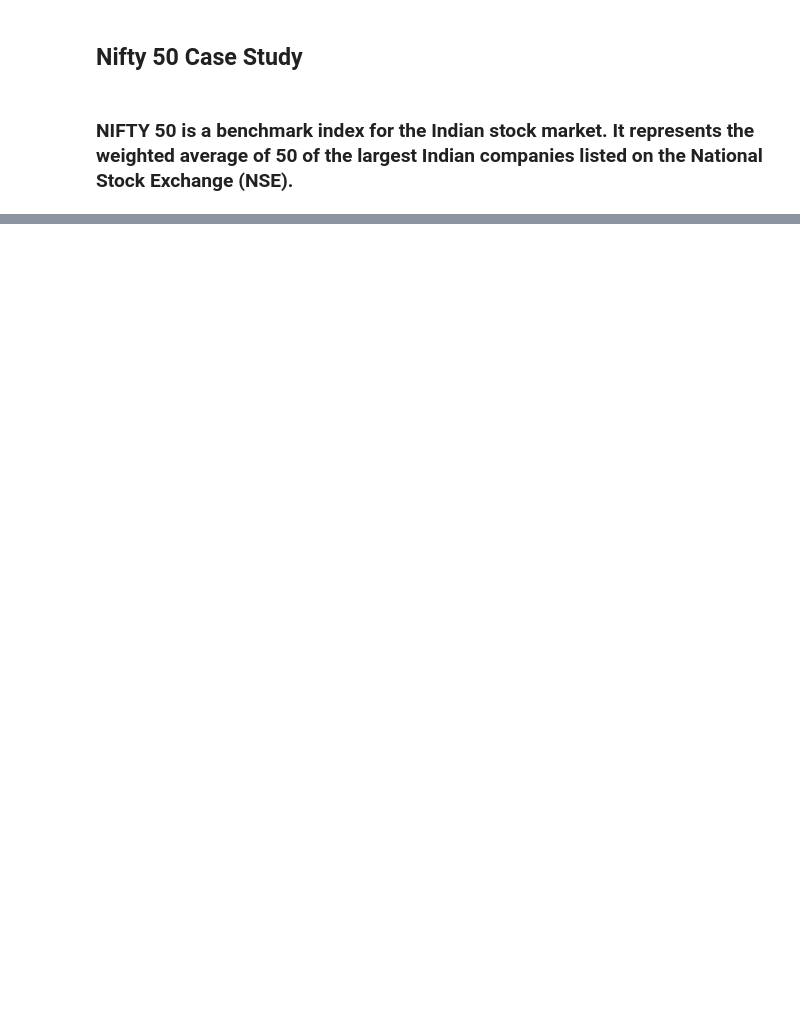
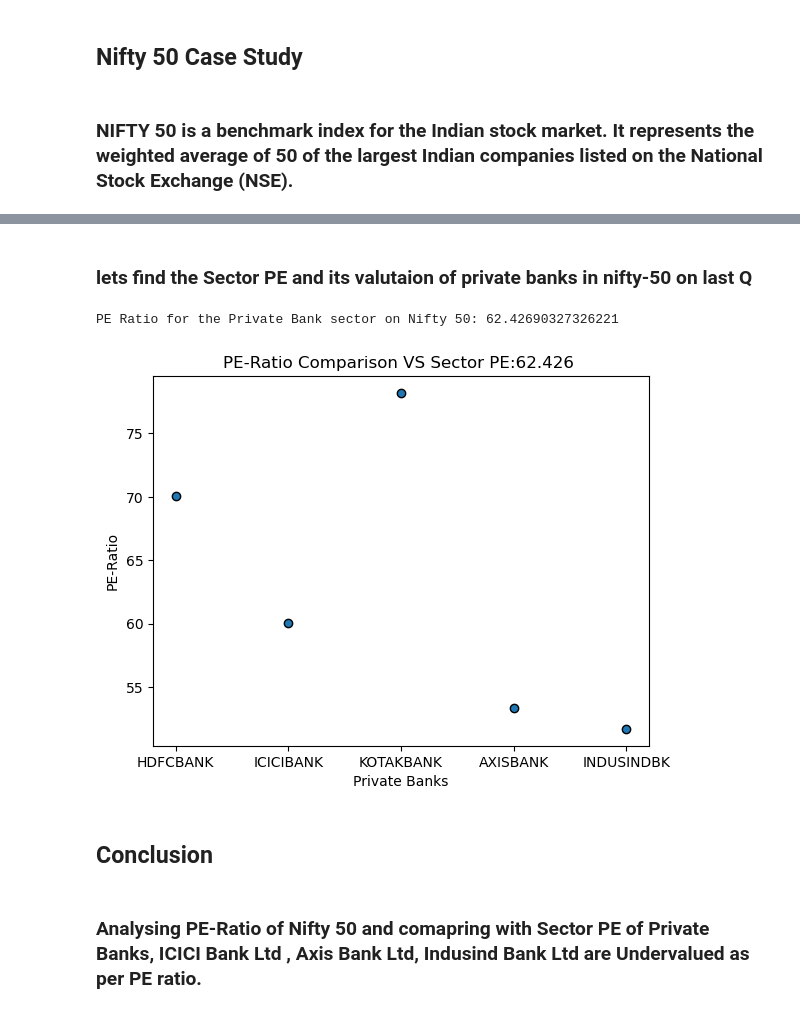
Before and after one commit to ajaym0211/Case_study, a Jupyter notebook: CS1_Nifty50.ipynb, the cells around one changed output, grey strips where cells are left out. Saved outputs shown, nothing was run; the diff lists cells and outputs as text; code cells hidden in the pictures; blank space fills up the shorter version.

```diff
--- a/CS1_Nifty50.ipynb
+++ b/CS1_Nifty50.ipynb
@@ -10,0 +86,3 @@ import numpy as np
+# %%
+prices = np.array(df['Close Price'])
+earnings = np.array(df['EPS (Q)'])
@@ -10,0 +112,3 @@ import numpy as np
+# %%
+pe_ratio = prices/earnings
+pe_ratio
@@ -10,0 +131,3 @@ import numpy as np
+# %%
+df['PE-Ratio (Q)'] = pe_ratio
+df.head()
@@ -10,0 +160,3 @@ import numpy as np
+# %%
+pb = df.loc[(df['Sector'] == 'Financials') & (df['Sub-Sector']=='Private Banks')]
+pb
@@ -10,0 +170,26 @@ import numpy as np
+# %% [markdown]
+### lets find the Sector PE and its valutaion of private banks in nifty-50 on last Q
+# %%
+avgpb_price = sum(pb['Close Price']) / len(pb['Close Price'])
+avgpb_eps = sum(pb['EPS (Q)']) / len(pb['EPS (Q)'])
+pb_sector_pe = avgpb_price/avgpb_eps
+print(f"PE Ratio for the Private Bank sector on Nifty 50: {pb_sector_pe}")
+# %% [output]
+PE Ratio for the Private Bank sector on Nifty 50: 62.42690327326221
+# %%
+fig = plt.figure()
+ax = fig.add_subplot()
+
+
+ax.scatter(pb['Ticker'], pb['PE-Ratio (Q)'], edgecolors='black', )
+
+ax.set_title('PE-Ratio Comparison VS Sector PE:62.426 ')
+ax.set_xlabel('Private Banks')
+ax.set_ylabel('PE-Ratio')
+plt.show()
+# %% [output]
+[figure, added]
+# %% [markdown]
+## Conclusion
+# %% [markdown]
+### Analysing PE-Ratio of Nifty 50 and comapring with Sector PE of Private Banks, ICICI Bank Ltd , Axis Bank Ltd, Indusind Bank Ltd are Undervalued as per PE ratio.
```
Also changed, not shown: parts of 17 cells of this notebook.
